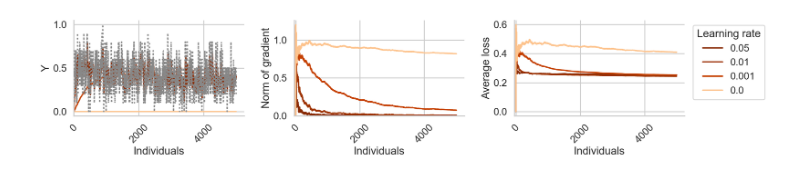
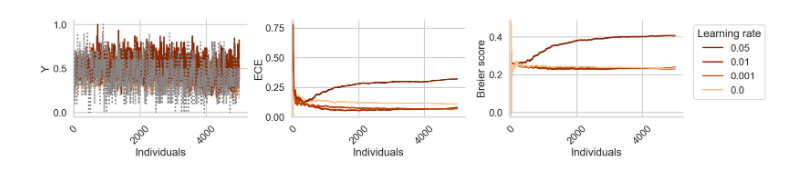
Before and after one commit to aangelopoulos/gradient-equilibrium, a Jupyter notebook: compas/not_calibrate.ipynb, the cells around one changed output. Drawn from its saved outputs; the diff is of its cells as text; code cells hidden in the pictures.

Commit message:
[calibration experiment]

```diff
--- a/compas/not_calibrate.ipynb
+++ b/compas/not_calibrate.ipynb
@@ -17,10 +17,11 @@ sys.path.append(os.path.join(parent_dir, 'core'))
 from algorithms import GD, NotQuiteCalibrationModel
 from utils import set_randomness
 # %%
+d=20
+bin_values = torch.arange(0,1,d)
+
 def train_model(lr, races, y, yhat, order):
     n = len(races)
-    d=50
-    bin_values = torch.arange(0,1,d)
     init_theta = torch.zeros_like(bin_values, dtype=float)
     model = NotQuiteCalibrationModel(bin_values, init_theta)
     optimizer = GD(model.parameters(), lr=lr)
@@ -122,7 +123,7 @@ sns.set_context("poster")
 sns.set_palette("pastel")
 
 # Read from cache
-combined_df = pd.read_pickle('.cache/not_calibrate.pkl')
+combined_df = pd.read_pickle('.cache/calibrate.pkl')
 
 # Create color map
 lr_cmap = plt.cm.Oranges
@@ -166,41 +167,65 @@ sns.lineplot(ax=axs[0], data=true_df,
             x="count", y="y_rolling", color="#888888",
             estimator=None, n_boot=0, label="True Values",
             linestyle=":", zorder=10)  # Higher zorder ensures it's drawn on top
 
 axs[0].set_ylabel("Y")
 _lp.get_legend().remove()
 
-# Middle plot: Gradient norm (unchanged)
-_lp = sns.lineplot(ax=axs[1], data=combined_df, x="count",
-                  y="norm of avg grad", hue="lr", palette=hues,
-                  estimator=None, n_boot=0,
-                  hue_order=lr_values_reversed)
-axs[1].set_ylabel("Norm of gradient")
+# Middle plot: Expected calibration error
+def calculate_ece(yhats, ys):
+    ece = 0
+    for yhat_value in np.unique(yhats):
+        bin_ys = ys[yhats == yhat_value]
+        accuracy = np.mean(bin_ys)
+        ece += (len(bin_ys) / len(yhats)) * np.abs(yhat_value - accuracy)
+    return np.abs(ece)
+
+# Make a copy of the combined_df
+ece_df = combined_df.copy()
+
+# Sort by "count" if it's your sequential/time column
+# This ensures that when we progressively compute ECE, it's done in chronological order.
+ece_df = ece_df.sort_values(by="count")
+
+for lr in lrs:
+    lr_df = ece_df[ece_df.lr == lr].sort_values("count")
+    # We'll progressively compute ECE here
+    progressive_counts = lr_df["count"].values
+    progressive_yhats = lr_df["yhat"].values
+    progressive_ys = lr_df["y"].values
+
+    progressive_ece = []
+    for i in range(1, len(lr_df)+1):
+        # Compute ECE using the first i predictions
+        current_ece = calculate_ece(progressive_yhats[:i], progressive_ys[:i])
+        progressive_ece.append(current_ece)
+
+    # Plot the progressive ECE for this LR
+    axs[1].plot(progressive_counts, progressive_ece, label=f"LR: {lr}", color=hues[lr])
+axs[1].set_ylabel("ECE")
 axs[1].set_ylim([0,None])
-_lp.get_legend().remove()
 
 
-# Right plot: Average loss (unchanged)
+# Right plot: Breier score
 _lp = sns.lineplot(ax=axs[2], data=combined_df, x="count",
                   y="average_loss", hue="lr", palette=hues,
                   estimator=None, n_boot=0,
                   hue_order=lr_values_reversed)
-axs[2].set_ylabel("Average loss")
+axs[2].set_ylabel("Breier score")
 axs[2].legend(loc="upper right", bbox_to_anchor=(1.5,1), title='Learning rate')
-
 
 for ax in axs:
     ax.set_xlabel("Individuals")
     for tick in ax.get_xticklabels():
         tick.set_rotation(45)
 
 axs[0].set_xlim([0,None])
 axs[1].set_xlim([-50,None]) # For rendering purposes, the line doesn't appear otherwise
 axs[2].set_xlim([-50,None])
 sns.despine(top=True, right=True)
 plt.tight_layout()
 os.makedirs('./plots/not_calibrate', exist_ok=True)
 plt.savefig('./plots/not_calibrate/series.pdf')
 plt.show()
 # %% [output]
-[figure, old version]
+[figure, new version]
```
Also changed, not shown: parts of 1 cell of this notebook, 3 other files.
